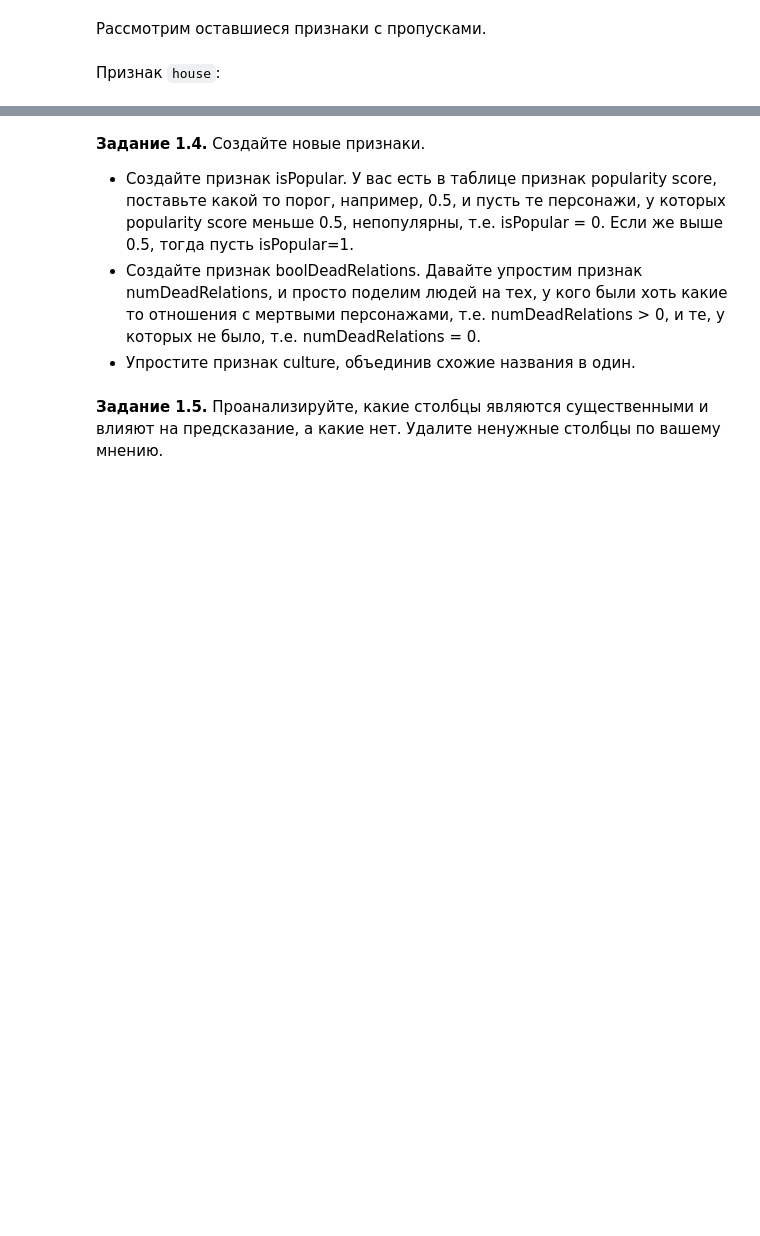
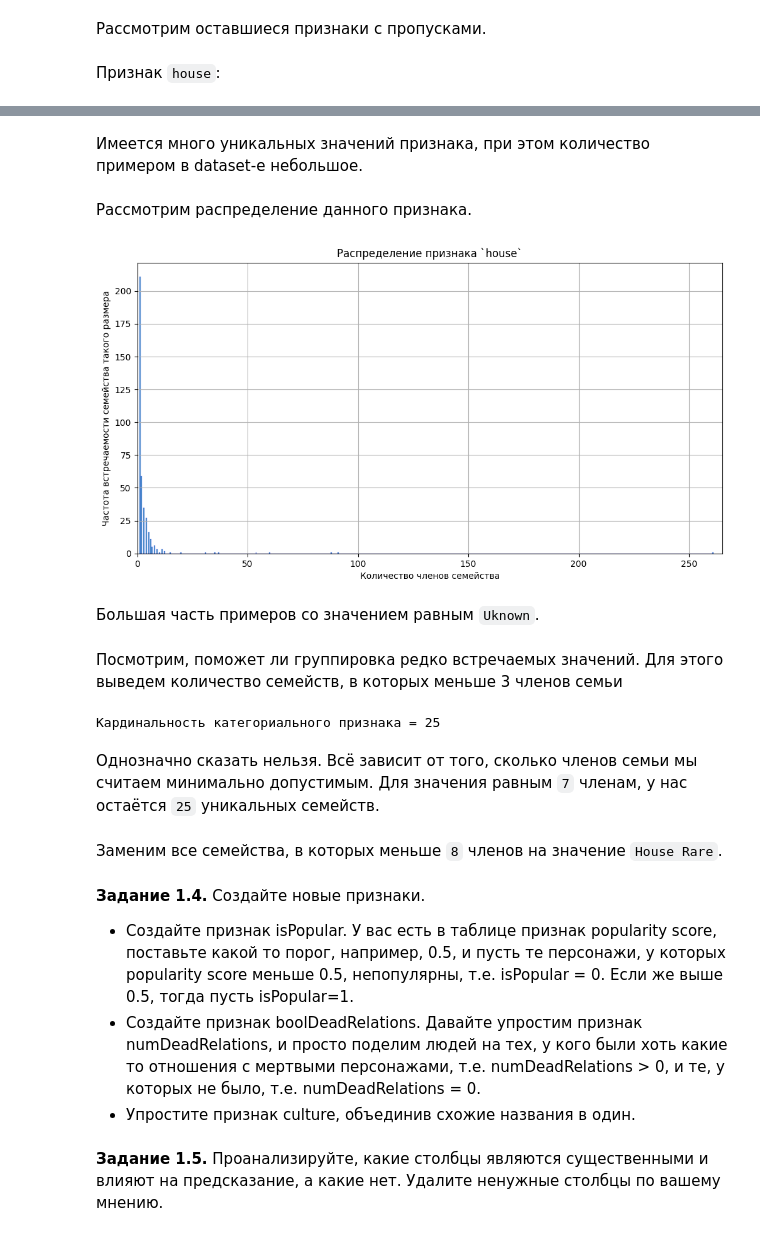
Before and after one commit to erdogan-deniz/DataScience, a Jupyter notebook: DLS/week_01_ml_intro/Homework/hw_1_game_of_thrones.ipynb, the cells around one changed output, grey strips where cells are left out. Saved outputs shown, nothing was run; the diff lists cells and outputs as text; code cells hidden in the pictures; blank space fills up the shorter version.

```diff
--- a/DLS/week_01_ml_intro/Homework/hw_1_game_of_thrones.ipynb
+++ b/DLS/week_01_ml_intro/Homework/hw_1_game_of_thrones.ipynb
@@ -419,0 +488,41 @@ dtype: object
+# %% [markdown]
+Имеется много уникальных значений признака, при этом количество примером в dataset-е небольшое.
+# %% [markdown]
+Рассмотрим распределение данного признака.
+# %%
+# Задаём размер графику:
+plt.figure(figsize=(12, 6, ), )
+
+# График распределения:
+sns.histplot(train_df["house"].dropna().value_counts(), edgecolor="blue", )
+
+# Подписываем график:
+plt.title("Распределение признака `house`", )
+
+# Подписываем оси графика:
+plt.ylabel("Частота встречаемости семейства такого размера", )
+plt.xlabel("Количество членов семейства", )
+
+# Установим границы для оси:
+plt.xlim(0, 265, )
+
+# Отрисовываем сетку:
+plt.grid()
+
+# Отрисовываем график:
+plt.show()
+# %% [output]
+[figure, added]
+# %% [markdown]
+Большая часть примеров со значением равным `Uknown`.
+# %% [markdown]
+Посмотрим, поможет ли группировка редко встречаемых значений.
+Для этого выведем количество семейств, в которых меньше 3 членов семьи
+# %%
+print(f'Кардинальность категориального признака = {train_df["house"].value_counts().shape[0] - train_df["house"].value_counts()[train_df["house"].value_counts() < 8].shape[0]}', )
+# %% [output]
+Кардинальность категориального признака = 25
+# %% [markdown]
+Однозначно сказать нельзя. Всё зависит от того, сколько членов семьи мы считаем минимально допустимым. Для значения равным `7` членам, у нас остаётся `25` уникальных семейств.
+# %% [markdown]
+Заменим все семейства, в которых меньше `8` членов на значение `House Rare`.
```
Also changed, not shown: parts of 49 cells of this notebook.
